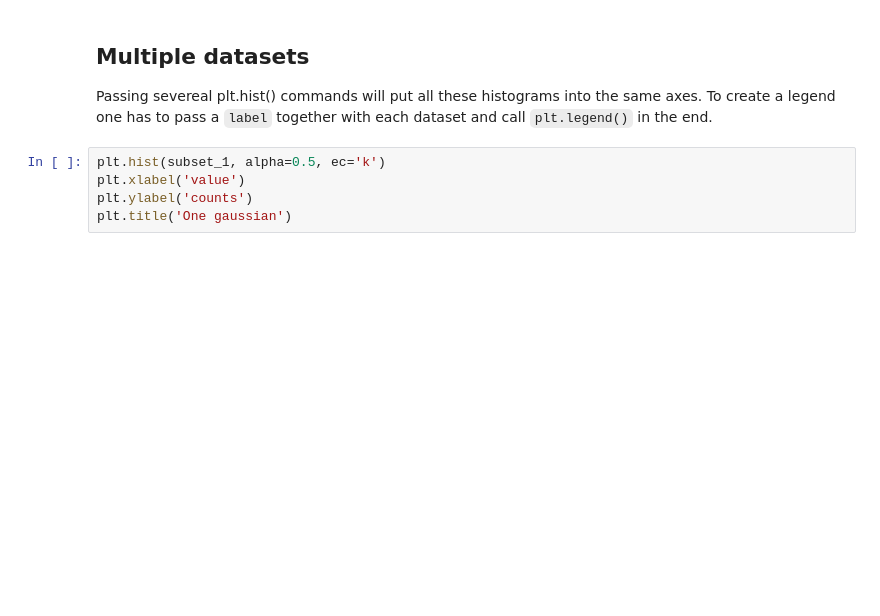
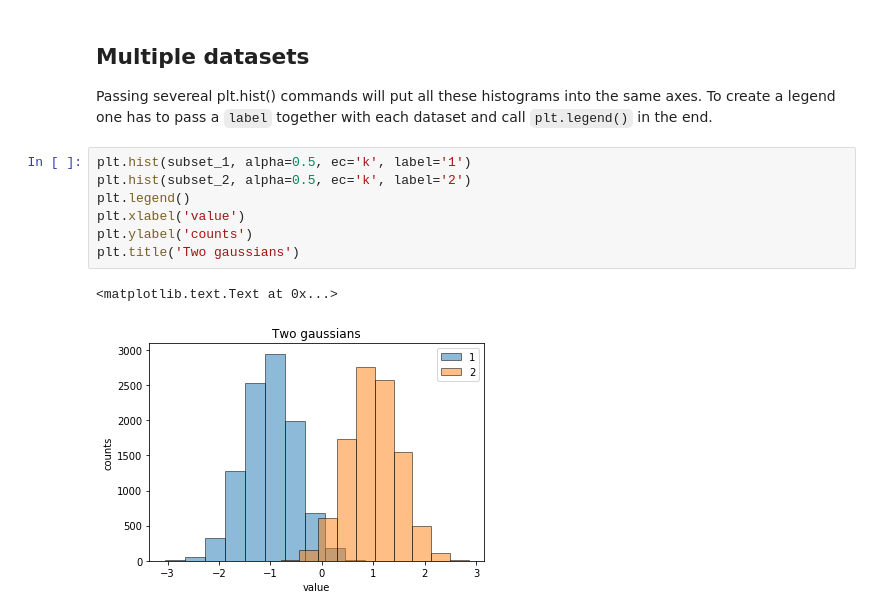
Before and after one commit to jhaux/matplotlib_et_al, a Jupyter notebook: 01 Getting Started.ipynb, the cells around one changed output. Cells and saved outputs as stored; diff of their text form; blank space fills up the shorter version.

```diff
--- a/01 Getting Started.ipynb
+++ b/01 Getting Started.ipynb
@@ -120,7 +140,12 @@ plt.ylabel('counts')
 Passing severeal plt.hist() commands will put all these histograms into the same axes.
 To create a legend one has to pass a `label` together with each dataset and call `plt.legend()` in the end.
 # %%
-plt.hist(subset_1, alpha=0.5, ec='k')
+plt.hist(subset_1, alpha=0.5, ec='k', label='1')
+plt.hist(subset_2, alpha=0.5, ec='k', label='2')
+plt.legend()
 plt.xlabel('value')
 plt.ylabel('counts')
-plt.title('One gaussian')
+plt.title('Two gaussians')
+# %% [output]
+<matplotlib.text.Text at 0x...>
+[figure, added]
```
Also changed, not shown: parts of 3 cells of this notebook, 25 other files.
